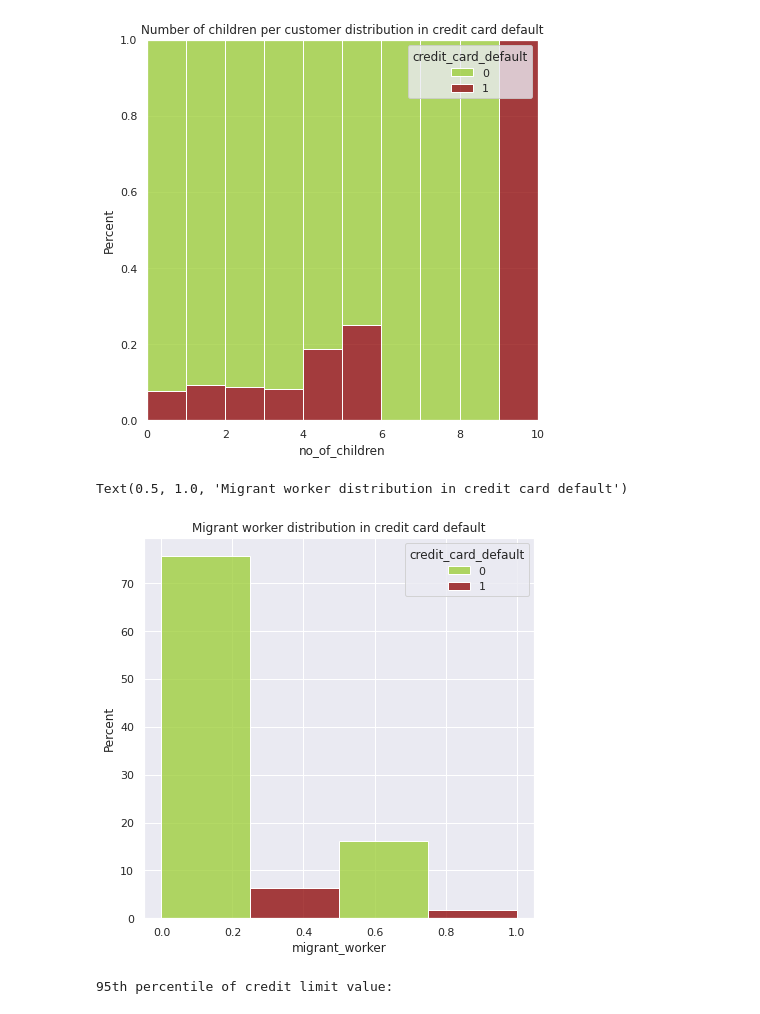
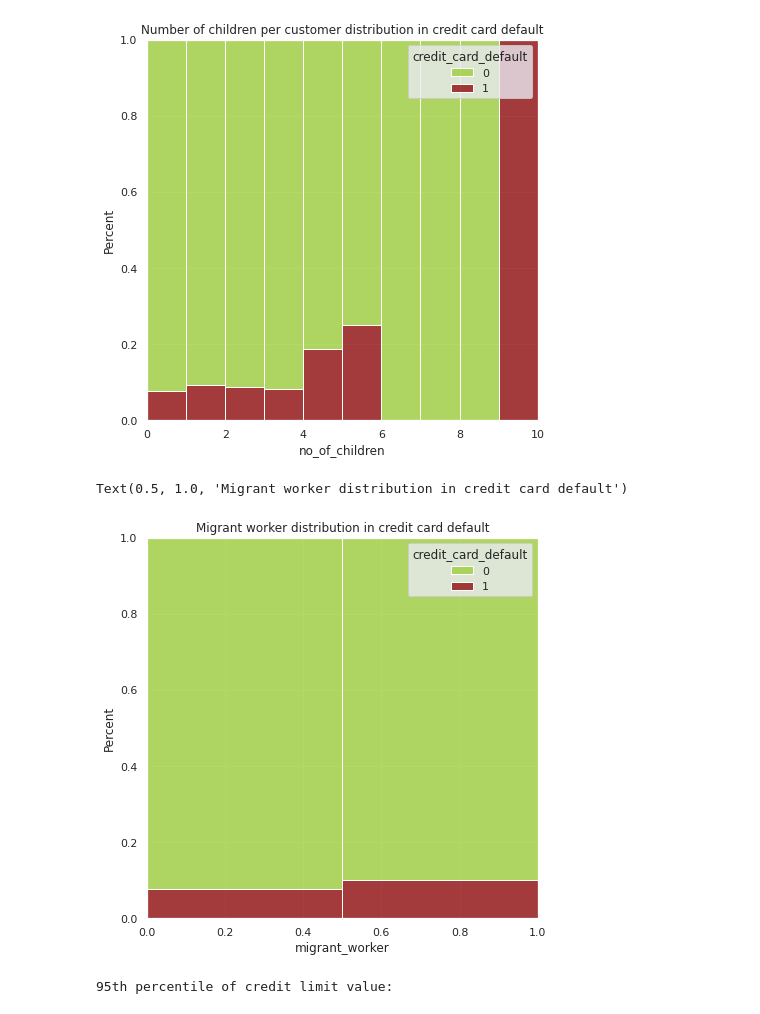
Before and after one commit to ada-nai/card-default, a Jupyter notebook: eda.ipynb, the cells around one changed output. Cells and saved outputs as stored; diff of their text form; code cells hidden in the pictures.

```diff
--- a/eda.ipynb
+++ b/eda.ipynb
@@ -215,10 +220,10 @@ sns.histplot(eda_df, x= 'no_of_children', hue= 'credit_card_default', stat= 'per
 Text(0.5, 1.0, 'Number of children per customer distribution in credit card default')
 [figure]
 # %%
-sns.histplot(eda_df, x= 'migrant_worker', hue= 'credit_card_default', stat= 'percent', bins= 2, palette= ['yellowgreen', 'darkred'], multiple= 'dodge').set_title('Migrant worker distribution in credit card default')
+sns.histplot(eda_df, x= 'migrant_worker', hue= 'credit_card_default', stat= 'percent', bins= 2, palette= ['yellowgreen', 'darkred'], multiple= 'fill').set_title('Migrant worker distribution in credit card default')
 # %% [output]
 Text(0.5, 1.0, 'Migrant worker distribution in credit card default')
-[figure, old version]
+[figure, new version]
 # %%
 print('95th percentile of credit limit value: ', sep='\t')
 eda_df['credit_limit'].quantile(0.95)
```
Also changed, not shown: parts of 22 cells of this notebook.
